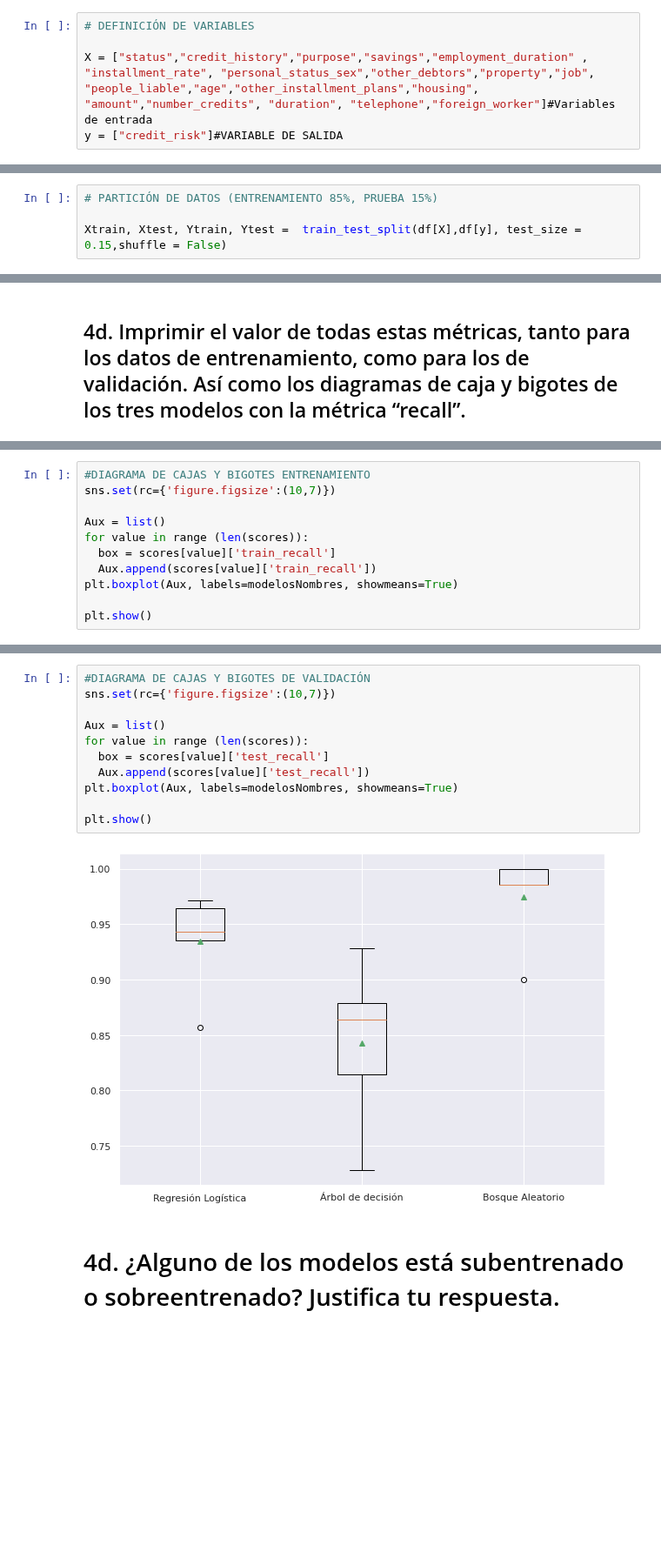
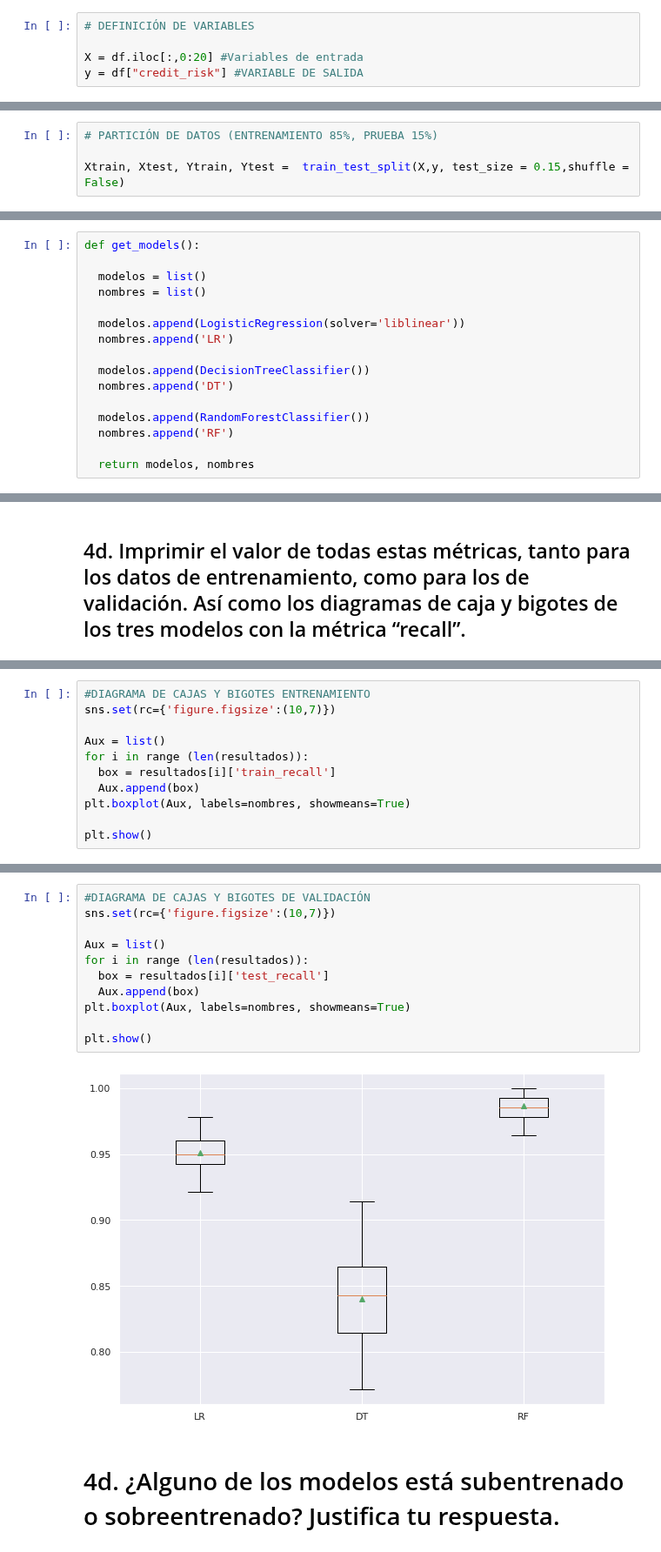
Before and after one commit to LH-1169213/Equipo3, a Jupyter notebook: Arboldedecision_Equipo3.ipynb, the cells around one changed output, grey strips where cells are left out. Shown at 87% size. Cells and saved outputs as stored; diff of their text form; blank space fills up the shorter version.

```diff
--- a/Arboldedecision_Equipo3.ipynb
+++ b/Arboldedecision_Equipo3.ipynb
@@ -137,14 +137,14 @@ memory usage: 164.2 KB
 # %%
 # DEFINICIÓN DE VARIABLES
 
-X = ["status","credit_history","purpose","savings","employment_duration" , "installment_rate", "personal_status_sex","other_debtors","property","job", "people_liable","age","other_installment_plans","housing", "amount","number_credits", "duration", "telephone","foreign_worker"]#Variables de entrada
-y = ["credit_risk"]#VARIABLE DE SALIDA
+X = df.iloc[:,0:20] #Variables de entrada
+y = df["credit_risk"] #VARIABLE DE SALIDA
 # %% [markdown]
 ## Realiza una partición de los datos en el conjunto de entrenamiento del 85% y el de prueba de 15%.
 # %%
 # PARTICIÓN DE DATOS (ENTRENAMIENTO 85%, PRUEBA 15%)
 
-Xtrain, Xtest, Ytrain, Ytest =  train_test_split(df[X],df[y], test_size = 0.15,shuffle = False)
+Xtrain, Xtest, Ytrain, Ytest =  train_test_split(X,y, test_size = 0.15,shuffle = False)
 # %% [markdown]
 #**Ejercicio-3.**
 # %% [markdown]
@@ -295,6 +295,22 @@ Llevarás un entrenamiento usando validación cruzada entre los siguientes tres
 siguientes características:
 # %% [markdown]
 ## 4 a-c. Usa los parámetros predeterminados de cada modelo. En cada iteración deben calcularse todas las siguientes métricas: accuracy, precision, recall, f1-score y Gmean. Usar validación cruzada estratificada con 5 particiones y con 3 repeticiones.
+# %%
+def get_models():
+
+  modelos = list()
+  nombres = list()
+
+  modelos.append(LogisticRegression(solver='liblinear'))
+  nombres.append('LR')
+
+  modelos.append(DecisionTreeClassifier())
+  nombres.append('DT')
+
+  modelos.append(RandomForestClassifier())
+  nombres.append('RF')
+
+  return modelos, nombres
 # %%
 #Métricas valores de Entrenamiento:
 
@@ -407,10 +413,10 @@ Gmean: 0.310 (0.0286)
 sns.set(rc={'figure.figsize':(10,7)})
 
 Aux = list()
-for value in range (len(scores)):
-  box = scores[value]['train_recall']
-  Aux.append(scores[value]['train_recall'])
-plt.boxplot(Aux, labels=modelosNombres, showmeans=True)
+for i in range (len(resultados)):
+  box = resultados[i]['train_recall']
+  Aux.append(box)
+plt.boxplot(Aux, labels=nombres, showmeans=True)
 
 plt.show()
 # %% [output]
@@ -418,16 +424,16 @@ plt.show()
 # %%
 #DIAGRAMA DE CAJAS Y BIGOTES DE VALIDACIÓN
 sns.set(rc={'figure.figsize':(10,7)})
 
 Aux = list()
-for value in range (len(scores)):
-  box = scores[value]['test_recall']
-  Aux.append(scores[value]['test_recall'])
-plt.boxplot(Aux, labels=modelosNombres, showmeans=True)
+for i in range (len(resultados)):
+  box = resultados[i]['test_recall']
+  Aux.append(box)
+plt.boxplot(Aux, labels=nombres, showmeans=True)
 
 plt.show()
 # %% [output]
-[figure, old version]
+[figure, new version]
 # %% [markdown]
 # 4d. ¿Alguno de los modelos está subentrenado o sobreentrenado? Justifica tu respuesta.
 # %% [markdown]
```
Also changed, not shown: parts of 6 cells of this notebook.
